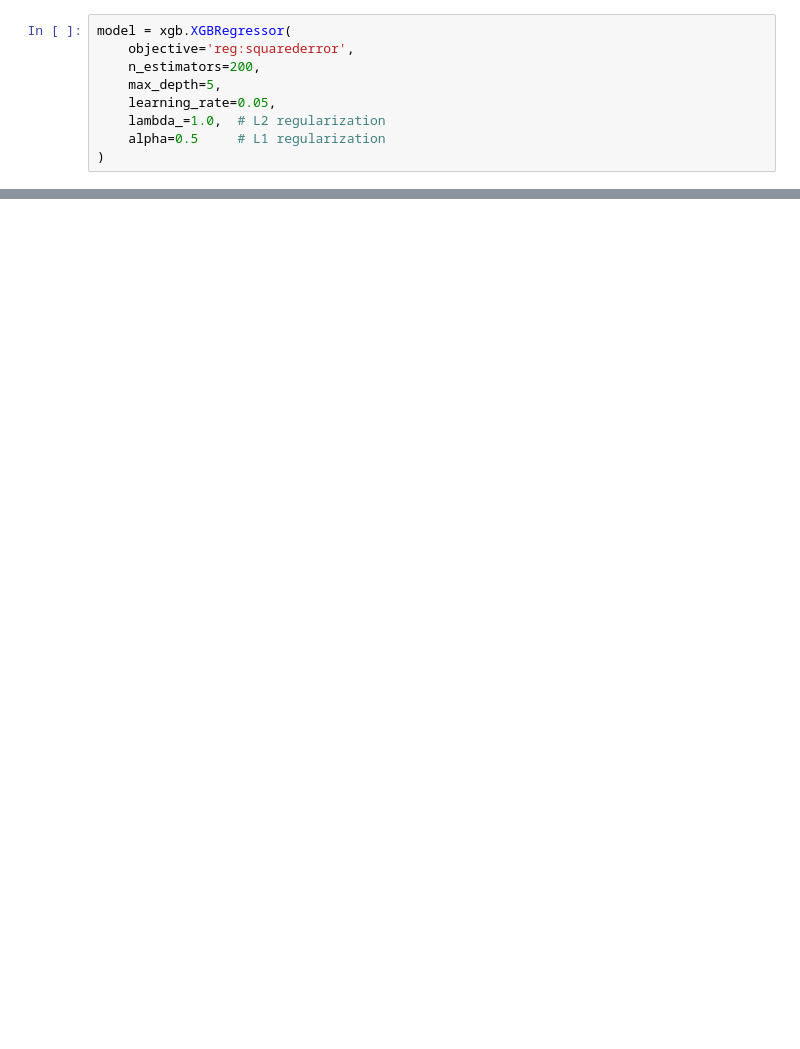
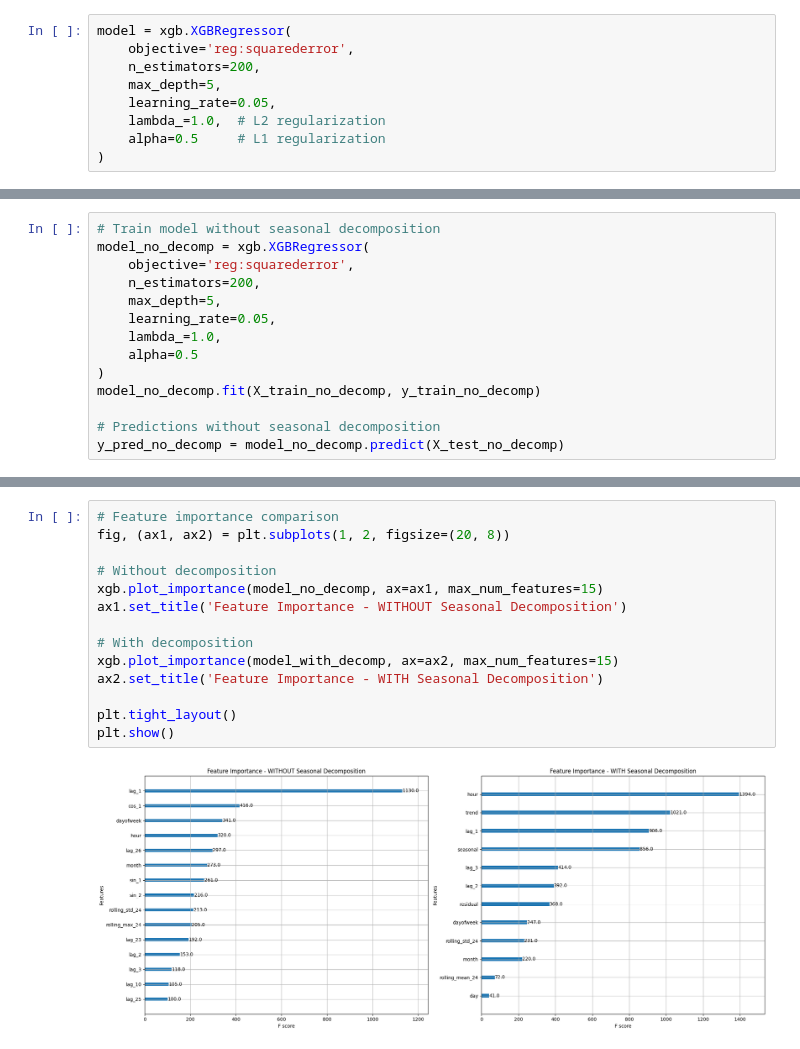
Before and after one commit to kmAyush/ML-by-practice, a Jupyter notebook: Predicting-Energy-Consumption.ipynb, the cells around one changed output, grey strips where cells are left out. Saved outputs shown, nothing was run; the diff lists cells and outputs as text; blank space fills up the shorter version.

```diff
--- a/Predicting-Energy-Consumption.ipynb
+++ b/Predicting-Energy-Consumption.ipynb
@@ -353,0 +395,14 @@ df.describe()
+# %%
+# Train model without seasonal decomposition
+model_no_decomp = xgb.XGBRegressor(
+    objective='reg:squarederror',
+    n_estimators=200,
+    max_depth=5,
+    learning_rate=0.05,
+    lambda_=1.0,
+    alpha=0.5
+)
+model_no_decomp.fit(X_train_no_decomp, y_train_no_decomp)
+
+# Predictions without seasonal decomposition
+y_pred_no_decomp = model_no_decomp.predict(X_test_no_decomp)
@@ -353,0 +492,16 @@ df.describe()
+# %%
+# Feature importance comparison
+fig, (ax1, ax2) = plt.subplots(1, 2, figsize=(20, 8))
+
+# Without decomposition
+xgb.plot_importance(model_no_decomp, ax=ax1, max_num_features=15)
+ax1.set_title('Feature Importance - WITHOUT Seasonal Decomposition')
+
+# With decomposition
+xgb.plot_importance(model_with_decomp, ax=ax2, max_num_features=15)
+ax2.set_title('Feature Importance - WITH Seasonal Decomposition')
+
+plt.tight_layout()
+plt.show()
+# %% [output]
+[figure, added]
```
Also changed, not shown: parts of 17 cells of this notebook.
